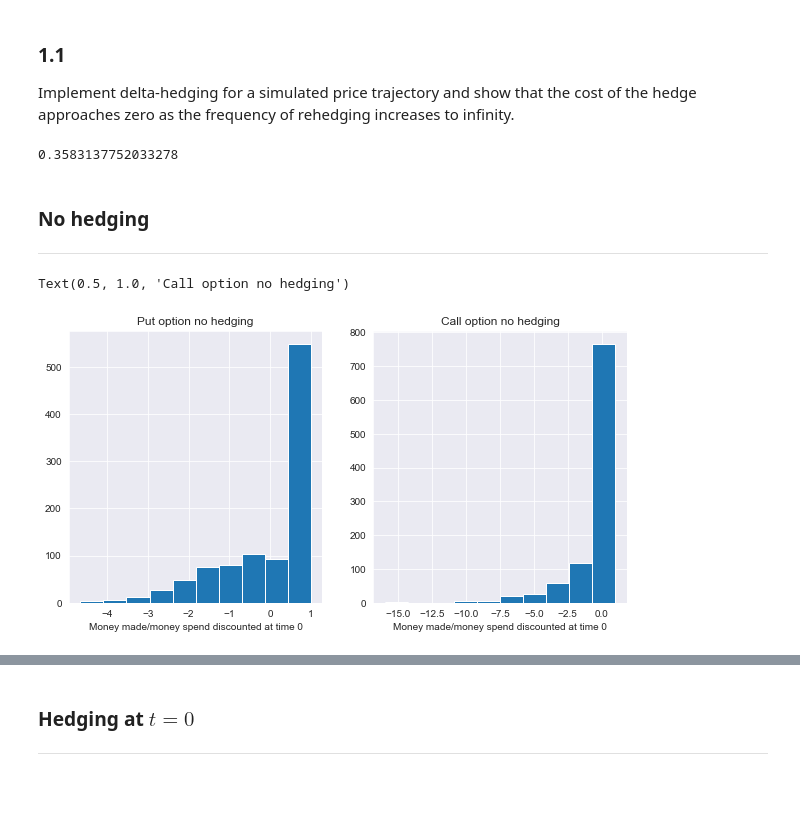
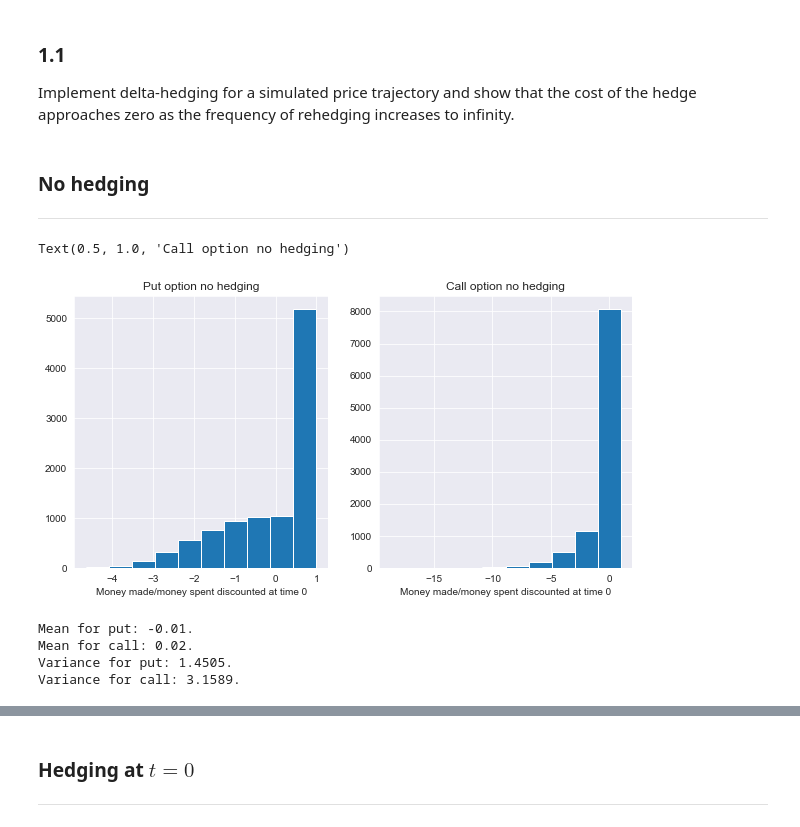
Before and after one commit to martyna-B/Computational_finance, a Jupyter notebook: List 1/List 1.ipynb, the cells around one changed output, grey strips where cells are left out. Cells and saved outputs as stored; diff of their text form; code cells hidden in the pictures; blank space fills up the shorter version.

```diff
--- a/List 1/List 1.ipynb
+++ b/List 1/List 1.ipynb
@@ -35,7 +35,7 @@ Repeat the simulations for different rehedging frequency
 # %%
 class GBM():
 
-    def __init__(self, sigma, mu, S0, T=2, dt=0.01, real_data=False):
+    def __init__(self, sigma, mu, S0, T=2, dt=0.01):
 
         self.sigma = sigma
         self.mu = mu
@@ -137,23 +122,3 @@ last_month_data = kgh_stock.history(period="1mo")
-# %%
-# Define the ticker symbol
-ticker_symbol = 'KGH.WA'
-
-# Get data for KGH.WA
-kgh_stock = yf.Ticker(ticker_symbol)
-
-# Example: Get historical market data (last 5 years)
-historical_data = kgh_stock.history(period="5y")
-
-# Example: Get the current stock info
-current_info = kgh_stock.info
-
-# Example: Download last month's data
-last_month_data = kgh_stock.history(period="1mo")
-
-df = RealData(historical_data[["Close"]].iloc[-252:], 0.03)
-df.sigma
-# %% [output]
-0.3583137752033278
 # %% [markdown]
 ### No hedging
 ----------------------
@@ -162,10 +127,10 @@ df.sigma
 
 K = 110
 r = 0.04
-value_put_no_hedge = np.zeros(1000)
-value_call_no_hedge = np.zeros(1000)
+value_put_no_hedge = np.zeros(10000)
+value_call_no_hedge = np.zeros(10000)
 
-for mcs in np.arange(1000):
+for mcs in np.arange(10000):
     gbm = GBM(0.2, 0.04, 100)
 
     option_market_put = Option(K, gbm, "put")
@@ -176,12 +141,20 @@ for mcs in np.arange(1000):
 # %%
 fig, (ax1, ax2) = plt.subplots(1, 2, figsize=(10,5))
 ax1.hist(value_put_no_hedge)
-ax1.set_xlabel("Money made/money spend discounted at time 0")
+ax1.set_xlabel("Money made/money spent discounted at time 0")
 ax1.set_title("Put option no hedging")
 
 ax2.hist(value_call_no_hedge)
-ax2.set_xlabel("Money made/money spend discounted at time 0")
+ax2.set_xlabel("Money made/money spent discounted at time 0")
 ax2.set_title("Call option no hedging")
 # %% [output]
 Text(0.5, 1.0, 'Call option no hedging')
-[figure, old version]
+[figure, new version]
+# %%
+print(f'Mean for put: {np.round(np.mean(value_put_no_hedge), 2)}.\nMean for call: {np.round(np.mean(value_call_no_hedge), 2)}.')
+print(f'Variance for put: {np.round(np.var(value_put_no_hedge), 4)}.\nVariance for call: {np.round(np.var(value_call_no_hedge), 4)}.')
+# %% [output]
+Mean for put: -0.01.
+Mean for call: 0.02.
+Variance for put: 1.4505.
+Variance for call: 3.1589.
```
Also changed, not shown: parts of 21 cells of this notebook.
